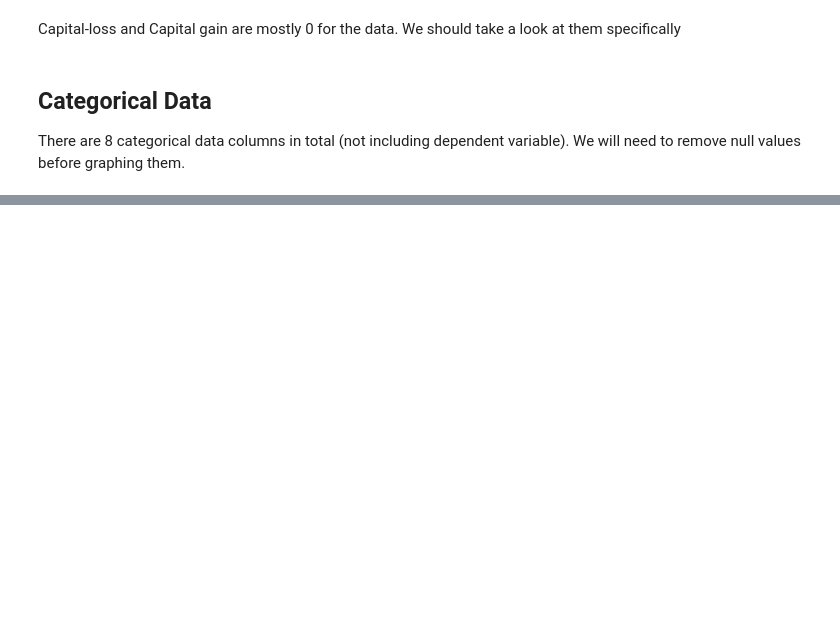
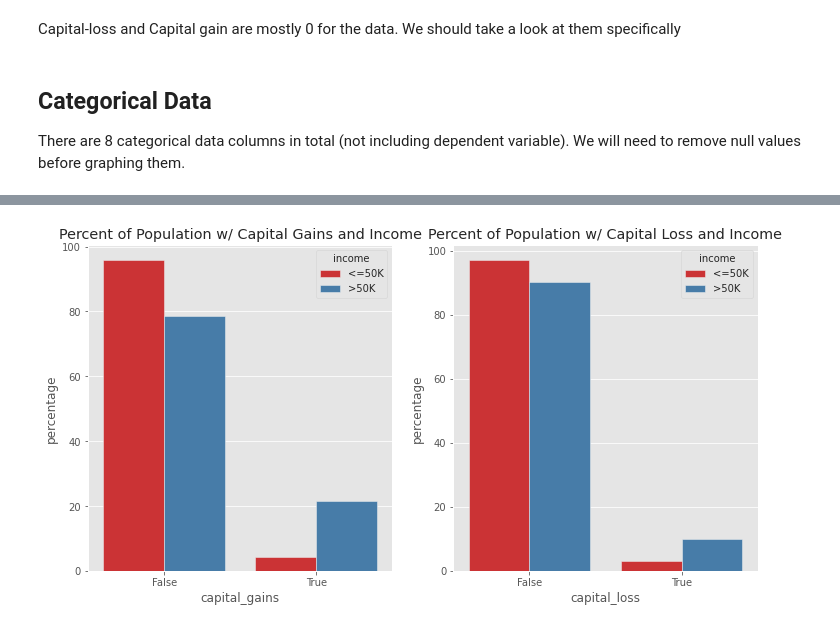
Before and after one commit to zongqi-wang/578-Data-Visualization, a Jupyter notebook: Data_Exploration_and_Visualizations.ipynb, the cells around one changed output, grey strips where cells are left out. Saved outputs shown, nothing was run; the diff lists cells and outputs as text; code cells hidden in the pictures; blank space fills up the shorter version.

```diff
--- a/Data_Exploration_and_Visualizations.ipynb
+++ b/Data_Exploration_and_Visualizations.ipynb
@@ -380,0 +323,26 @@ plt.show()
+# %%
+plt.rcParams["figure.figsize"] = (12,6)
+train_dat['capital_gains'] = train_dat['capital-gain']>0
+train_dat['capital_loss'] = train_dat['capital-loss']>0
+
+gain_counts = (train_dat.groupby(['income'])['capital_gains']
+                     .value_counts(normalize=True)
+                     .rename('percentage')
+                     .mul(100)
+                     .reset_index()
+                     .sort_values('capital_gains'))
+
+loss_counts = (train_dat.groupby(['income'])['capital_loss']
+                     .value_counts(normalize=True)
+                     .rename('percentage')
+                     .mul(100)
+                     .reset_index()
+                     .sort_values('capital_loss'))
+
+fig1, (ax1, ax2) = plt.subplots(1, 2)
+p = sns.barplot(ax = ax1, x="capital_gains", y="percentage", hue="income", data=gain_counts, palette="Set1")
+p = sns.barplot(ax = ax2, x="capital_loss", y="percentage", hue="income", data=loss_counts, palette="Set1")
+ax1.title.set_text('Percent of Population w/ Capital Gains and Income')
+ax2.title.set_text('Percent of Population w/ Capital Loss and Income')
+# %% [output]
+[figure, added]
```
Also changed, not shown: parts of 63 cells of this notebook.
